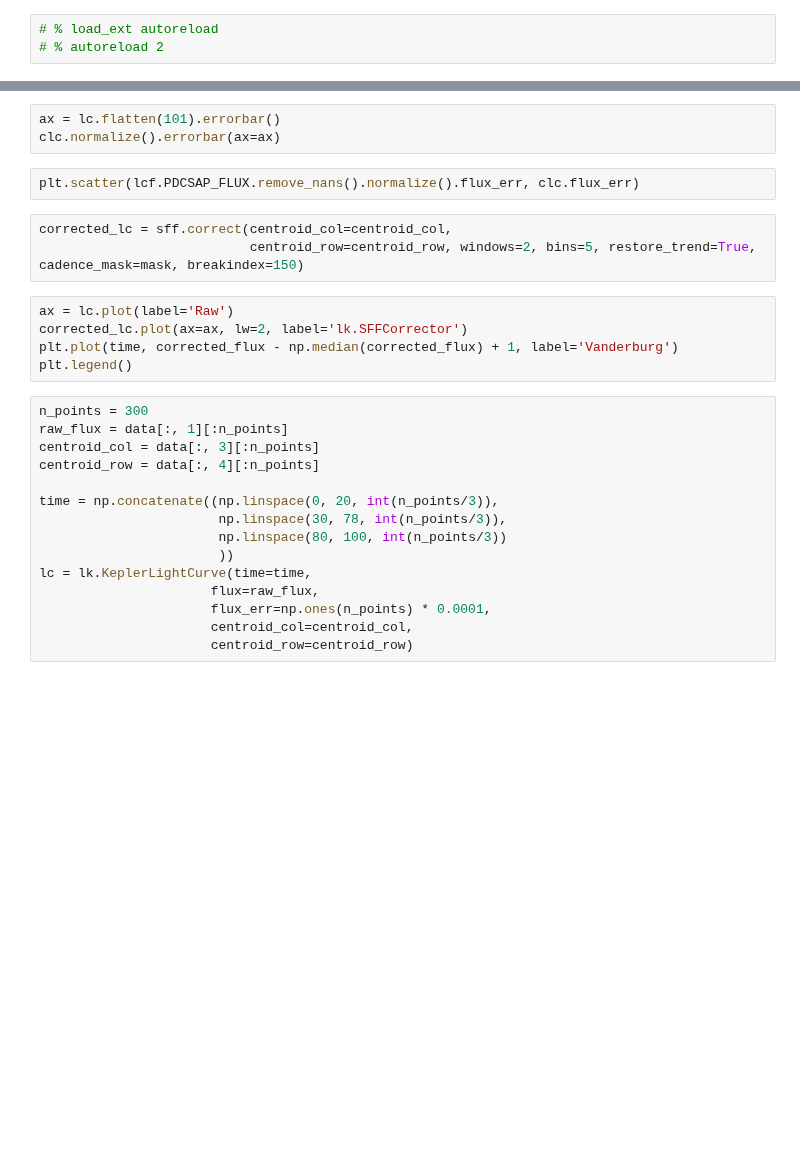
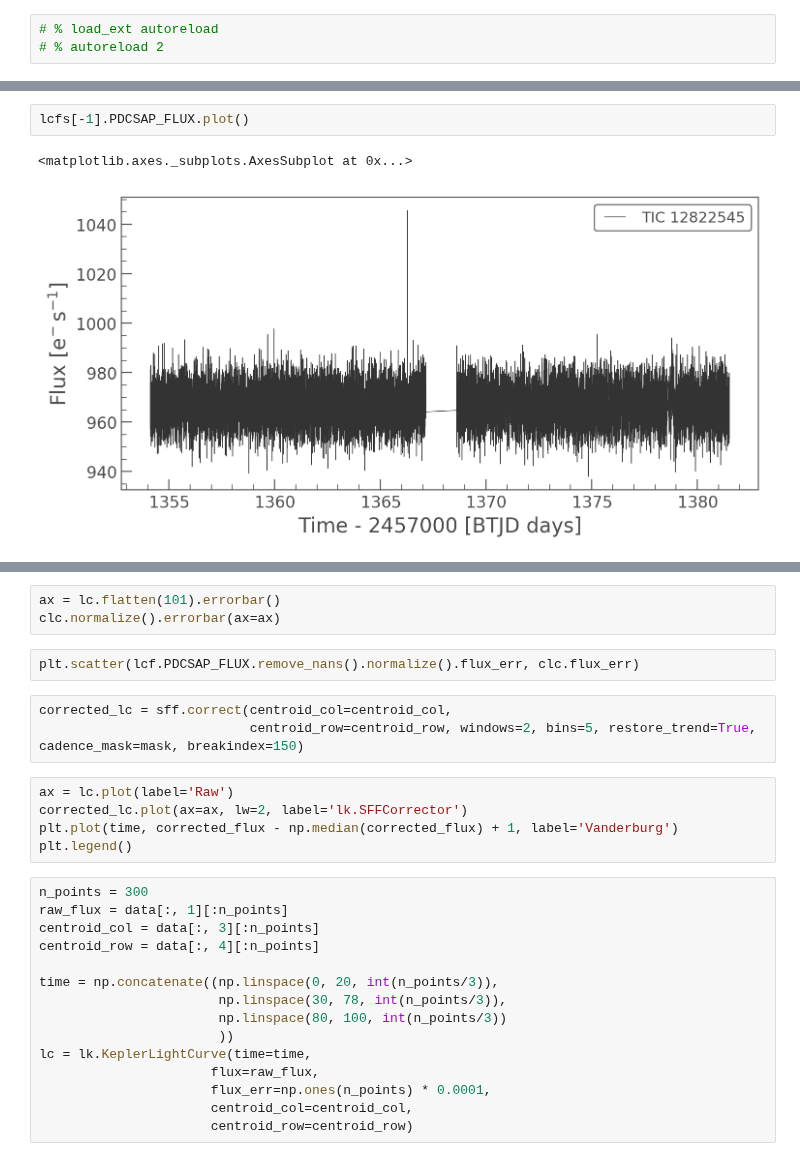
Before and after one commit to christinahedges/lightkurve, a Jupyter notebook: lightkurve/correctors/sandbox/dev.ipynb, the cells around one changed output, grey strips where cells are left out. Cells and saved outputs as stored; diff of their text form; blank space fills up the shorter version.

```diff
--- a/lightkurve/correctors/sandbox/dev.ipynb
+++ b/lightkurve/correctors/sandbox/dev.ipynb
@@ -35,0 +35,5 @@ plt.pcolormesh(sff.X[0].values.T)
+# %%
+lcfs[-1].PDCSAP_FLUX.plot()
+# %% [output]
+<matplotlib.axes._subplots.AxesSubplot at 0x...>
+[figure, added]
```
Also changed, not shown: parts of 19 cells of this notebook, 2 other files.
